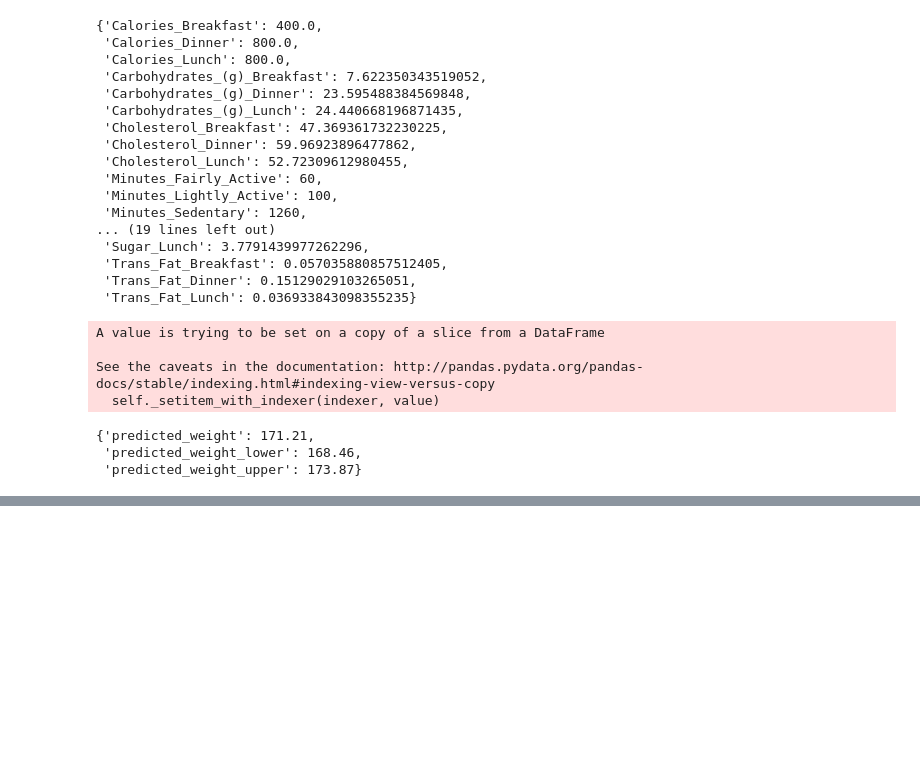
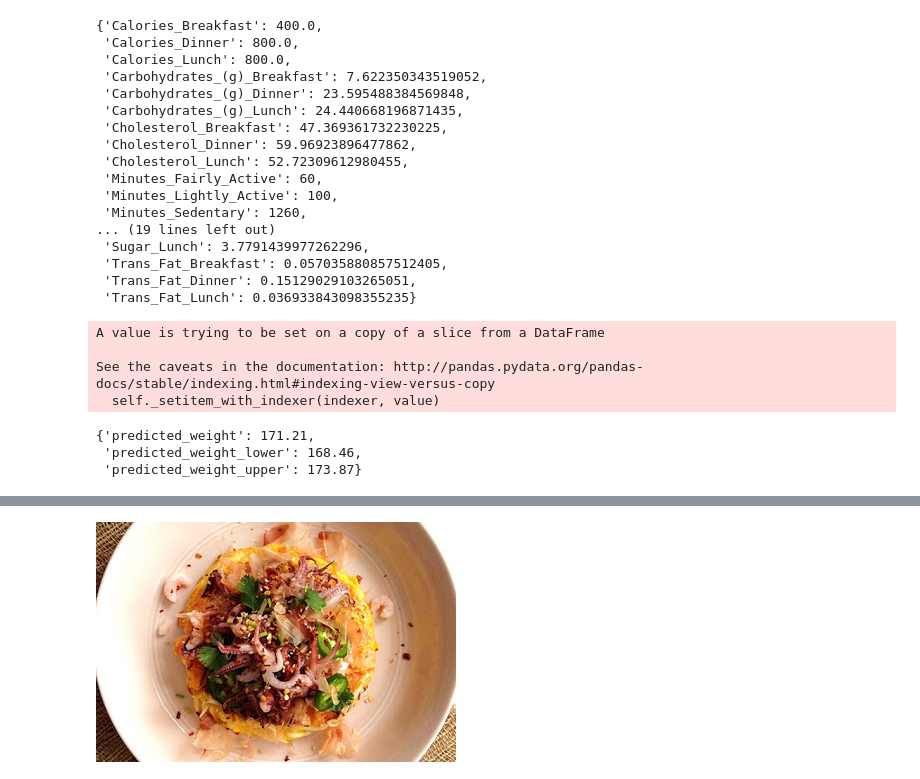
Before and after one commit to brendenrossin/Project_Kojak, a Jupyter notebook: Flask_Functions.ipynb, the cells around one changed output, grey strips where cells are left out. Cells and saved outputs as stored; diff of their text form; code cells hidden in the pictures; blank space fills up the shorter version.

Commit message:
Adding changes to flask app

```diff
--- a/Flask_Functions.ipynb
+++ b/Flask_Functions.ipynb
@@ -554,10 +584,9 @@ def flask_output(features, df, yummly_df, periods=90, date=converted_data['Date'
     fifth_dinner_recipe_name, fifth_dinner_recipe_url = dinner_recipe_names[4], dinner_recipe_urls[4]
 
 
-    breakfast_image = random.choice([i[2] for i in breakfast_recipes])
-    lunch_image = random.choice([i[2] for i in lunch_recipes])
-    dinner_image =  random.choice([i[2] for i in dinner_recipes])
-
+    breakfast_image = str(get_image(random.choice([i[2] for i in breakfast_recipes])))
+    lunch_image = str(get_image(random.choice([i[2] for i in lunch_recipes])))
+    dinner_image = str(get_image(random.choice([i[2] for i in dinner_recipes])))
 
 
     result = {
@@ -628,0 +642,19 @@ See the caveats in the documentation: http://pandas.pydata.org/pandas-docs/stabl
+# %%
+trial = flask_output(features, df, yummly_df, periods=90, date=converted_data['Date'])
+
+trial
+# %%
+breakfast_img = trial['breakfast_image']
+
+breakfast_img
+# %%
+from PIL import Image
+import urllib
+from io import BytesIO
+
+file = BytesIO(urllib.request.urlopen(breakfast_img).read())
+img = Image.open(file)
+# %%
+img
+# %% [output]
+[figure, added]
```
Also changed, not shown: parts of 19 cells of this notebook, 3 other files.
